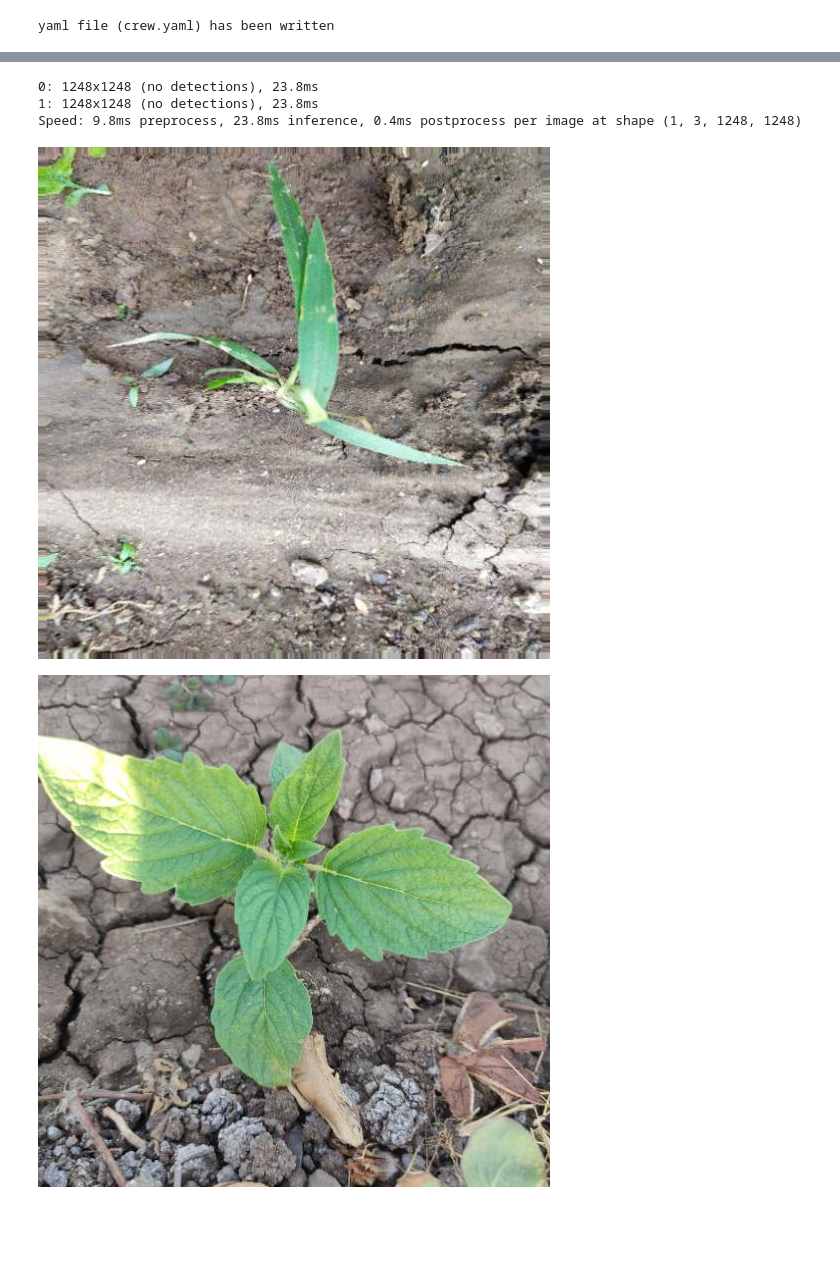
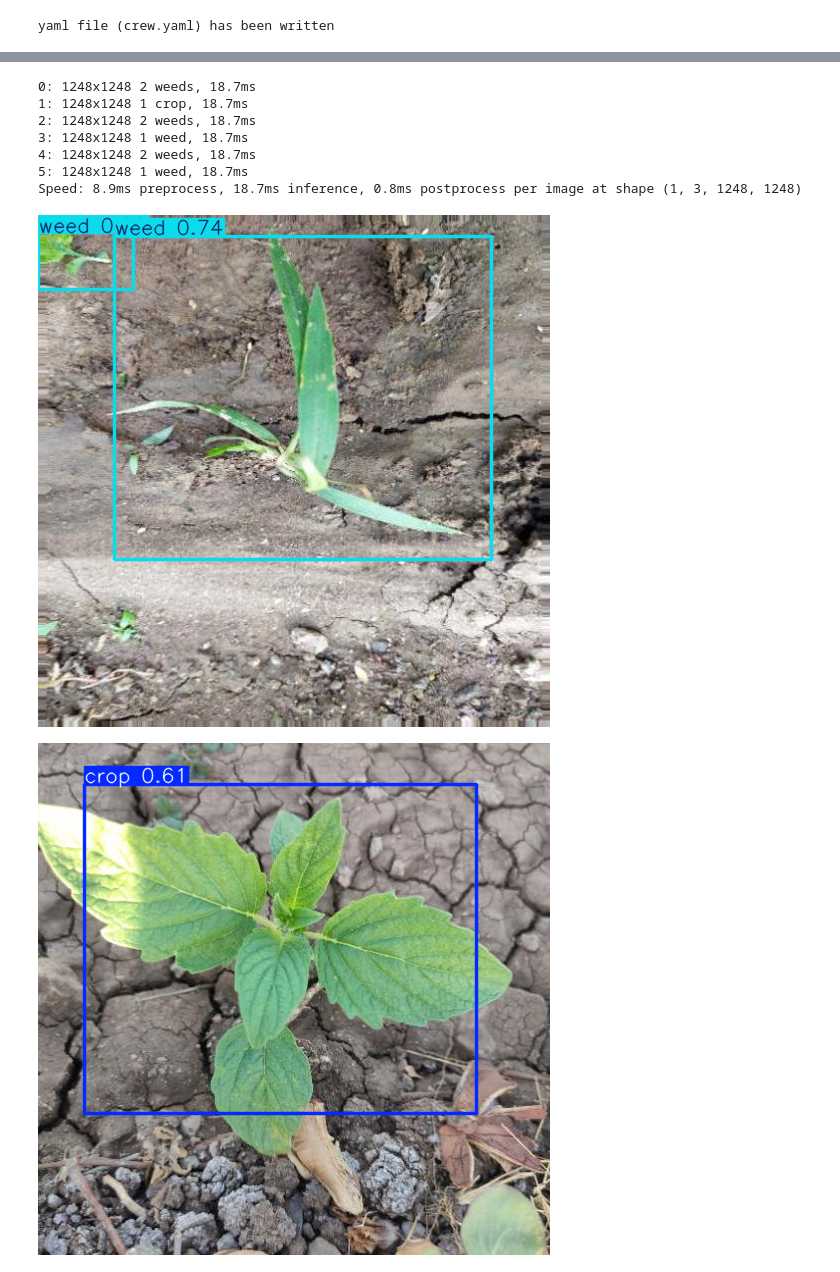
Before and after one commit to Amaranth32/YOLOFinal, a Jupyter notebook: ground10.ipynb, the cells around one changed output, grey strips where cells are left out. Saved outputs shown, nothing was run; the diff lists cells and outputs as text; code cells hidden in the pictures; blank space fills up the shorter version.

Commit message:
redone with new tests

```diff
--- a/ground10.ipynb
+++ b/ground10.ipynb
@@ -138,20 +138,24 @@ Recall: [   0.027907     0.29341]
 # %%
 # prediction test
-model = YOLO("runs/detect/train/weights/best.pt")
+model = YOLO("runs/detect/train3/weights/best.pt")
 
-results = model(["/kaggle/input/weeds-detection/dataset/images/test/agri_0_1020.jpeg","/kaggle/input/weeds-detection/dataset/images/test/agri_0_1214.jpeg"])
+results = model(["/kaggle/input/weeds-detection/dataset/images/test/agri_0_1020.jpeg","/kaggle/input/weeds-detection/dataset/images/test/agri_0_1214.jpeg","/content/Hflip_screenshot_09.12.2025.png", "/content/rotated_screenshot_09.12.2025.png","/content/Vflip_screenshot_09.12.2025.png","/content/Screenshot 2025-12-09 125933.png"  ])
 #results = model(["/kaggle/input/weeds-detection/dataset/images/test/agri_0_1351.jpeg","agri_0_1214.jpeg"])
 for result in results:
     boxes = result.boxes  # Boxes object for bounding box outputs
     masks = result.masks  # Masks object for segmentation masks outputs
     keypoints = result.keypoints  # Keypoints object for pose outputs
     probs = result.probs  # Probs object for classification outputs
     obb = result.obb  # Oriented boxes object for OBB outputs
     result.show()  # display to screen
     result.save(filename="result.jpg")  # save to disk
 # %% [output]
-0: 1248x1248 (no detections), 23.8ms
-1: 1248x1248 (no detections), 23.8ms
-Speed: 9.8ms preprocess, 23.8ms inference, 0.4ms postprocess per image at shape (1, 3, 1248, 1248)
+0: 1248x1248 2 weeds, 18.7ms
+1: 1248x1248 1 crop, 18.7ms
+2: 1248x1248 2 weeds, 18.7ms
+3: 1248x1248 1 weed, 18.7ms
+4: 1248x1248 2 weeds, 18.7ms
+5: 1248x1248 1 weed, 18.7ms
+Speed: 8.9ms preprocess, 18.7ms inference, 0.8ms postprocess per image at shape (1, 3, 1248, 1248)
-[figure, old version]
+[figure, new version]
-[figure, old version]
+[figure, new version]
```
Also changed, not shown: parts of 6 cells of this notebook.
